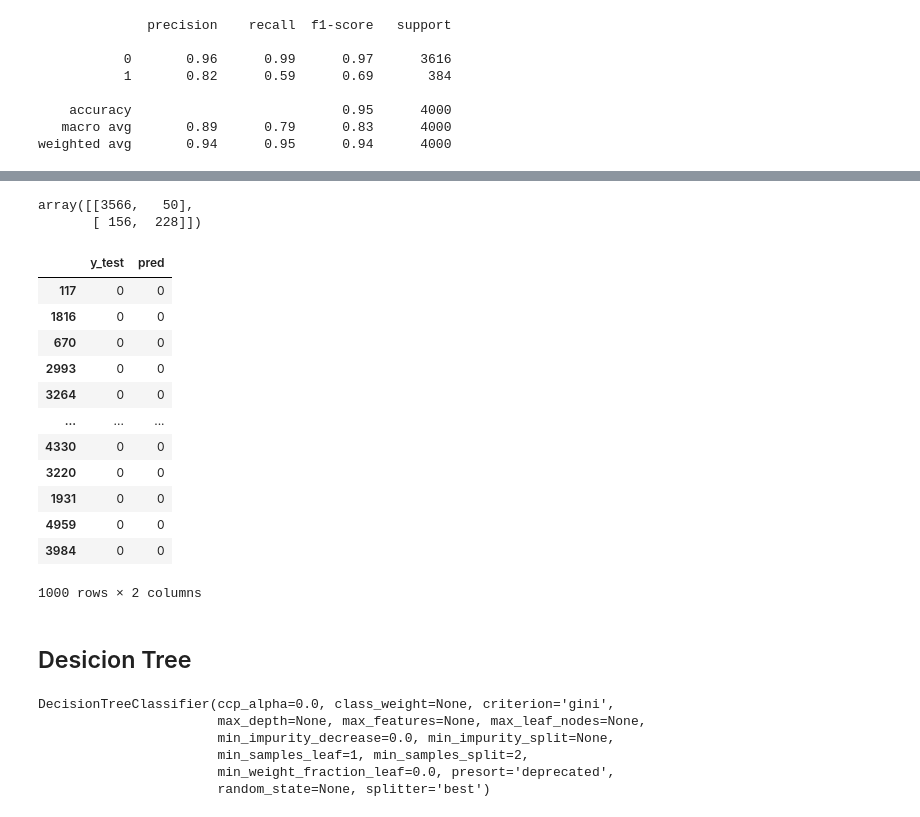
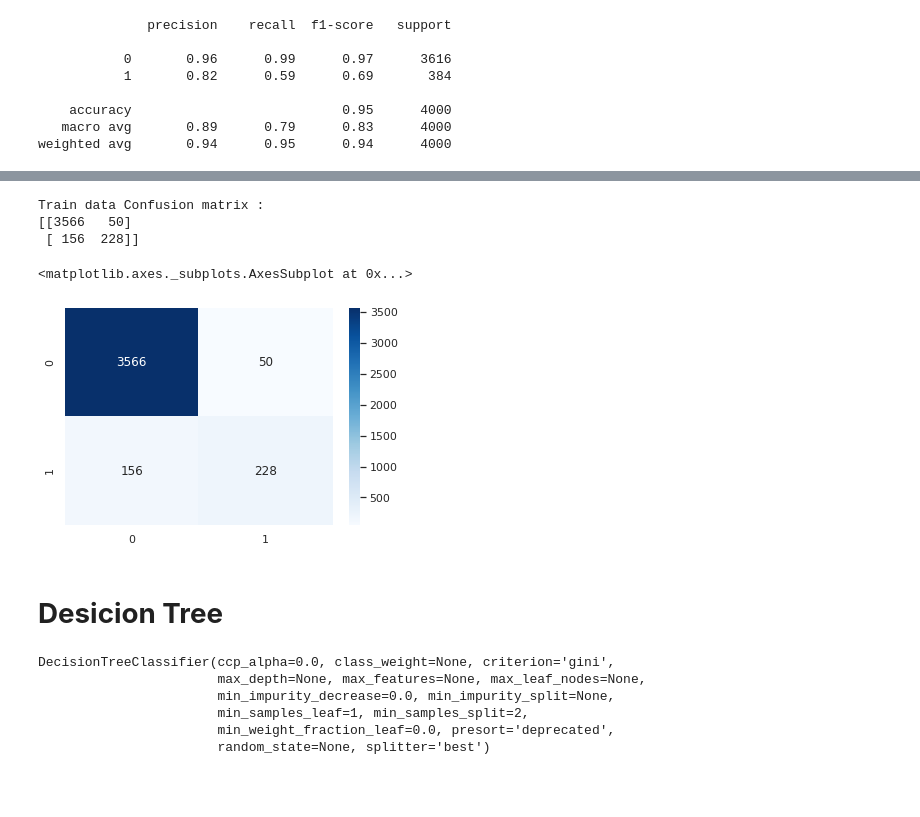
Before and after one commit to graviteja28/Bank_problem, a Jupyter notebook: My_Bank_Loan_problem.ipynb, the cells around one changed output, grey strips where cells are left out. Cells and saved outputs as stored; diff of their text form; code cells hidden in the pictures; blank space fills up the shorter version.

```diff
--- a/My_Bank_Loan_problem.ipynb
+++ b/My_Bank_Loan_problem.ipynb
@@ -580,28 +608,17 @@ array([[892,  12],
 # %%
 #train Confusion matrix
-metrics.confusion_matrix(y_train,pred2)
+a2=metrics.confusion_matrix(y_train,pred2)
+print("Train data Confusion matrix :")
+print(a2)
+sns.heatmap(a2, annot=True,fmt='',cmap="Blues")
 # %% [output]
-array([[3566,   50],
-       [ 156,  228]])
+Train data Confusion matrix :
+[[3566   50]
+ [ 156  228]]
+<matplotlib.axes._subplots.AxesSubplot at 0x...>
+[figure, added]
-# %%
-data={'y_test':y_test,'pred':pred1}
-pd.DataFrame(data=data)
-# %% [output]
-|  | y_test | pred |
-| 117 | 0 | 0 |
-| 1816 | 0 | 0 |
-| 670 | 0 | 0 |
-| 2993 | 0 | 0 |
-| 3264 | 0 | 0 |
-| ... | ... | ... |
-| 4330 | 0 | 0 |
-| 3220 | 0 | 0 |
-| 1931 | 0 | 0 |
-| 4959 | 0 | 0 |
-| 3984 | 0 | 0 |
-1000 rows × 2 columns
 # %% [markdown]
-## Desicion Tree
+# **Desicion Tree**
 # %%
 from sklearn.tree import DecisionTreeClassifier
 dtclf=DecisionTreeClassifier()
```
Also changed, not shown: parts of 43 cells of this notebook.
